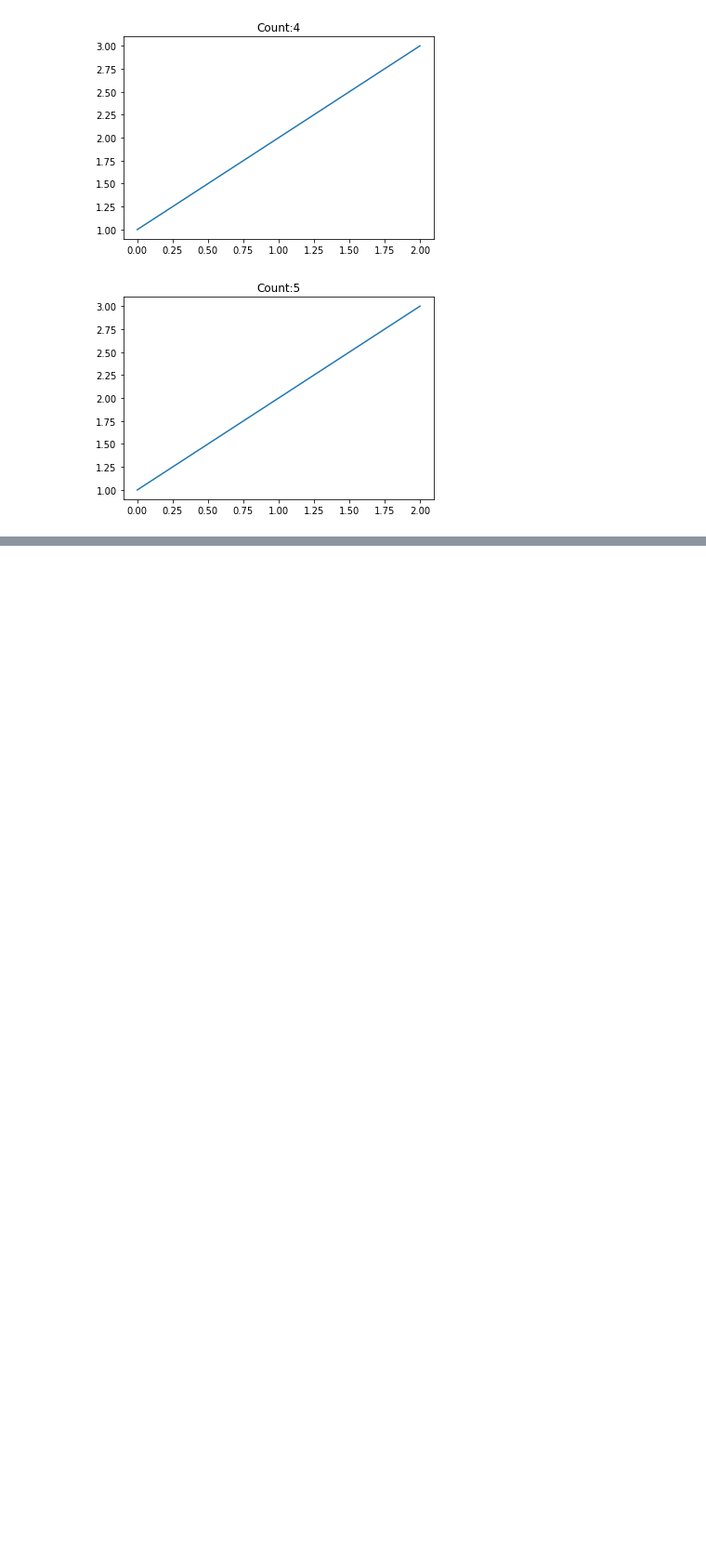
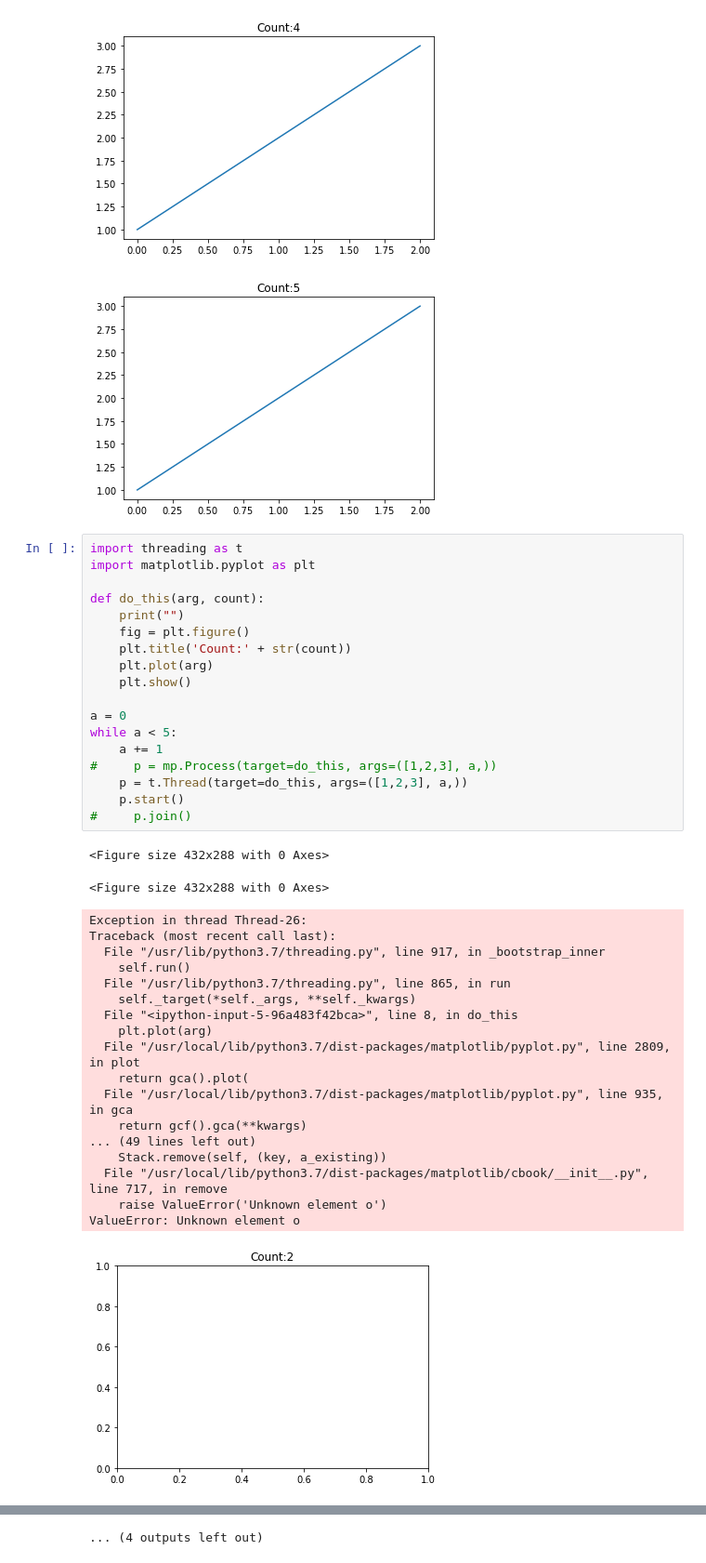
Before and after one commit to aniruddhakal/Recommending-Diverse-And-Serendipitous-Movies-using-Tag-Genome, a Jupyter notebook: ipython_notebooks/DataExploration/Predict_Ratings/ForkNJoin_Practice.ipynb, the cells around one changed output, grey strips where cells are left out. Shown: that part at 93% size. Cells and saved outputs as stored; diff of their text form; blank space fills up the shorter version.

```diff
--- a/ipython_notebooks/DataExploration/Predict_Ratings/ForkNJoin_Practice.ipynb
+++ b/ipython_notebooks/DataExploration/Predict_Ratings/ForkNJoin_Practice.ipynb
@@ -76,3 +76,42 @@ while a < 5:
 [figure]
 [figure]
 [figure]
+# %%
+import threading as t
+import matplotlib.pyplot as plt
+
+def do_this(arg, count):
+    print("")
+    fig = plt.figure()
+    plt.title('Count:' + str(count))
+    plt.plot(arg)
+    plt.show()
+
+a = 0
+while a < 5:
+    a += 1
+#     p = mp.Process(target=do_this, args=([1,2,3], a,))
+    p = t.Thread(target=do_this, args=([1,2,3], a,))
+    p.start()
+#     p.join()
+# %% [output]
+<Figure size 432x288 with 0 Axes>
+<Figure size 432x288 with 0 Axes>
+Exception in thread Thread-26:
+Traceback (most recent call last):
+  File "/usr/lib/python3.7/threading.py", line 917, in _bootstrap_inner
+    self.run()
+  File "/usr/lib/python3.7/threading.py", line 865, in run
+    self._target(*self._args, **self._kwargs)
+  File "<ipython-input-5-96a483f42bca>", line 8, in do_this
+    plt.plot(arg)
+  File "/usr/local/lib/python3.7/dist-packages/matplotlib/pyplot.py", line 2809, in plot
+    return gca().plot(
+  File "/usr/local/lib/python3.7/dist-packages/matplotlib/pyplot.py", line 935, in gca
+    return gcf().gca(**kwargs)
+... (49 lines left out)
+    Stack.remove(self, (key, a_existing))
+  File "/usr/local/lib/python3.7/dist-packages/matplotlib/cbook/__init__.py", line 717, in remove
+    raise ValueError('Unknown element o')
+ValueError: Unknown element o
+[figure, added]
@@ -78,0 +126 @@ while a < 5:
+... (4 outputs left out)
```
Also changed, not shown: parts of 3 cells of this notebook, 4 other files.
